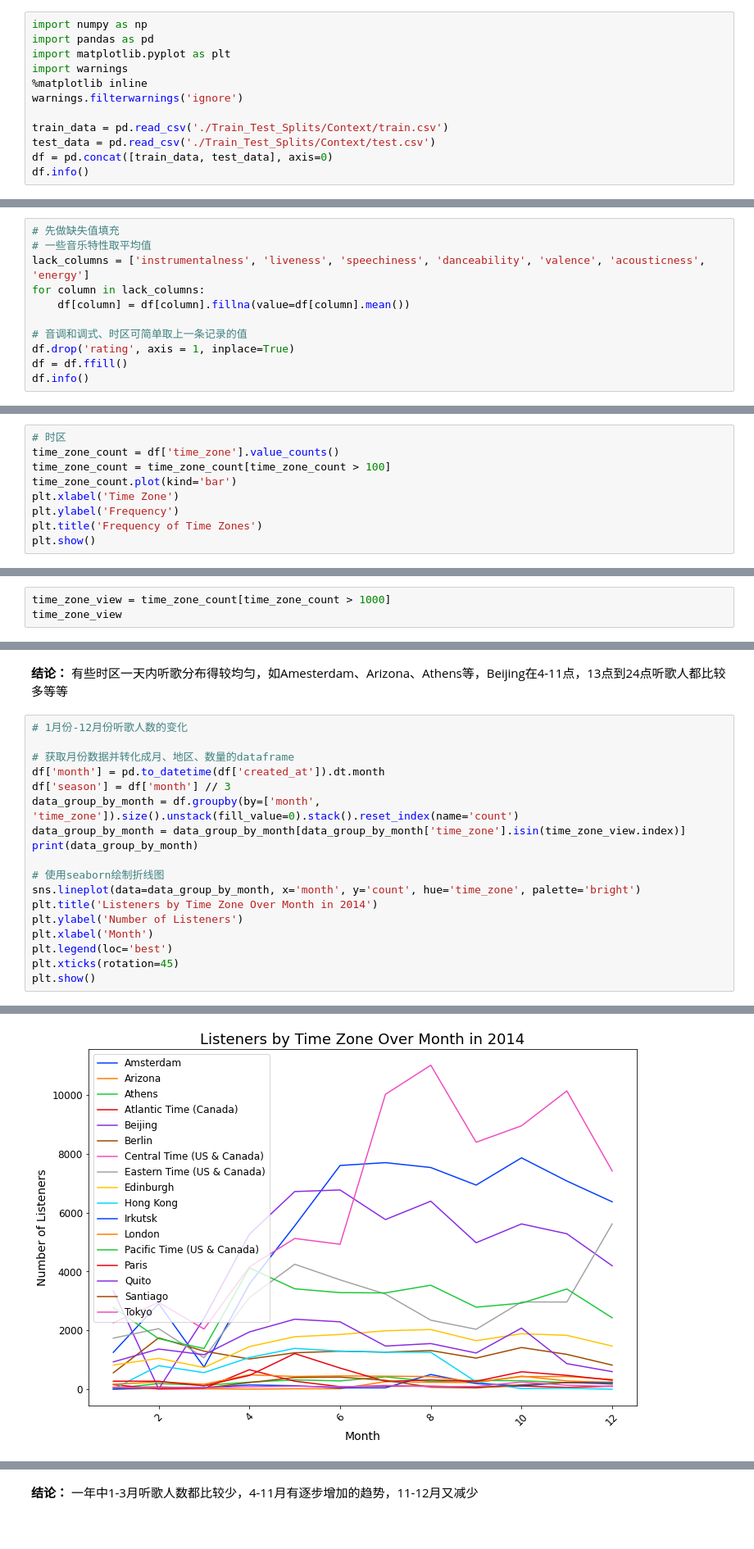
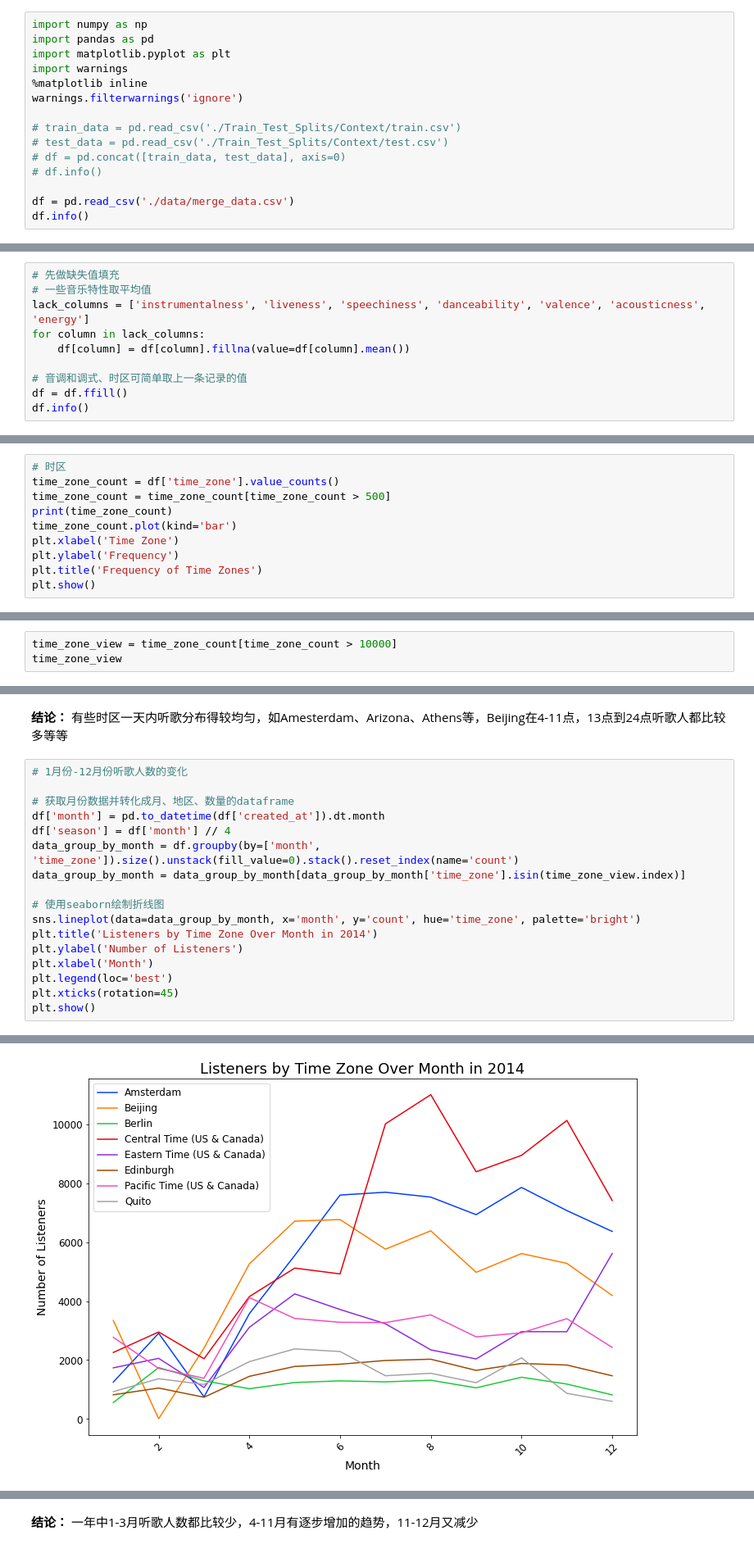
Before and after one commit to 1751118/myMusicReSystem, a Jupyter notebook: EDA.ipynb, the cells around one changed output, grey strips where cells are left out. Shown at 82% size. Saved outputs shown, nothing was run; the diff lists cells and outputs as text.

```diff
--- a/EDA.ipynb
+++ b/EDA.ipynb
@@ -6,9 +6,12 @@ import warnings
 %matplotlib inline
 warnings.filterwarnings('ignore')
 
-train_data = pd.read_csv('./Train_Test_Splits/Context/train.csv')
-test_data = pd.read_csv('./Train_Test_Splits/Context/test.csv')
-df = pd.concat([train_data, test_data], axis=0)
+# train_data = pd.read_csv('./Train_Test_Splits/Context/train.csv')
+# test_data = pd.read_csv('./Train_Test_Splits/Context/test.csv')
+# df = pd.concat([train_data, test_data], axis=0)
+# df.info()
+
+df = pd.read_csv('./data/merge_data.csv')
 df.info()
 # %% [output]
 <class 'pandas.core.frame.DataFrame'>
@@ -36,7 +39,6 @@ for column in lack_columns:
     df[column] = df[column].fillna(value=df[column].mean())
 
 # 音调和调式、时区可简单取上一条记录的值
-df.drop('rating', axis = 1, inplace=True)
 df = df.ffill()
 df.info()
 # %% [output]
@@ -80,7 +106,8 @@ plt.rc('legend', fontsize=12)  # 设置图例的字体大小
 # %%
 # 时区
 time_zone_count = df['time_zone'].value_counts()
-time_zone_count = time_zone_count[time_zone_count > 100]
+time_zone_count = time_zone_count[time_zone_count > 500]
+print(time_zone_count)
 time_zone_count.plot(kind='bar')
 plt.xlabel('Time Zone')
 plt.ylabel('Frequency')
@@ -91,4 +135,4 @@ plt.show()
 # %%
-time_zone_view = time_zone_count[time_zone_count > 1000]
+time_zone_view = time_zone_count[time_zone_count > 10000]
 time_zone_view
 # %% [output]
@@ -240,10 +276,9 @@ plt.show()
 
 # 获取月份数据并转化成月、地区、数量的dataframe
 df['month'] = pd.to_datetime(df['created_at']).dt.month
-df['season'] = df['month'] // 3
+df['season'] = df['month'] // 4
 data_group_by_month = df.groupby(by=['month', 'time_zone']).size().unstack(fill_value=0).stack().reset_index(name='count')
 data_group_by_month = data_group_by_month[data_group_by_month['time_zone'].isin(time_zone_view.index)]
-print(data_group_by_month)
 
 # 使用seaborn绘制折线图
 sns.lineplot(data=data_group_by_month, x='month', y='count', hue='time_zone', palette='bright')
@@ -271 +292 @@ plt.show()
-[figure, old version]
+[figure, new version]
```
Also changed, not shown: parts of 25 cells of this notebook, 7 other files.
